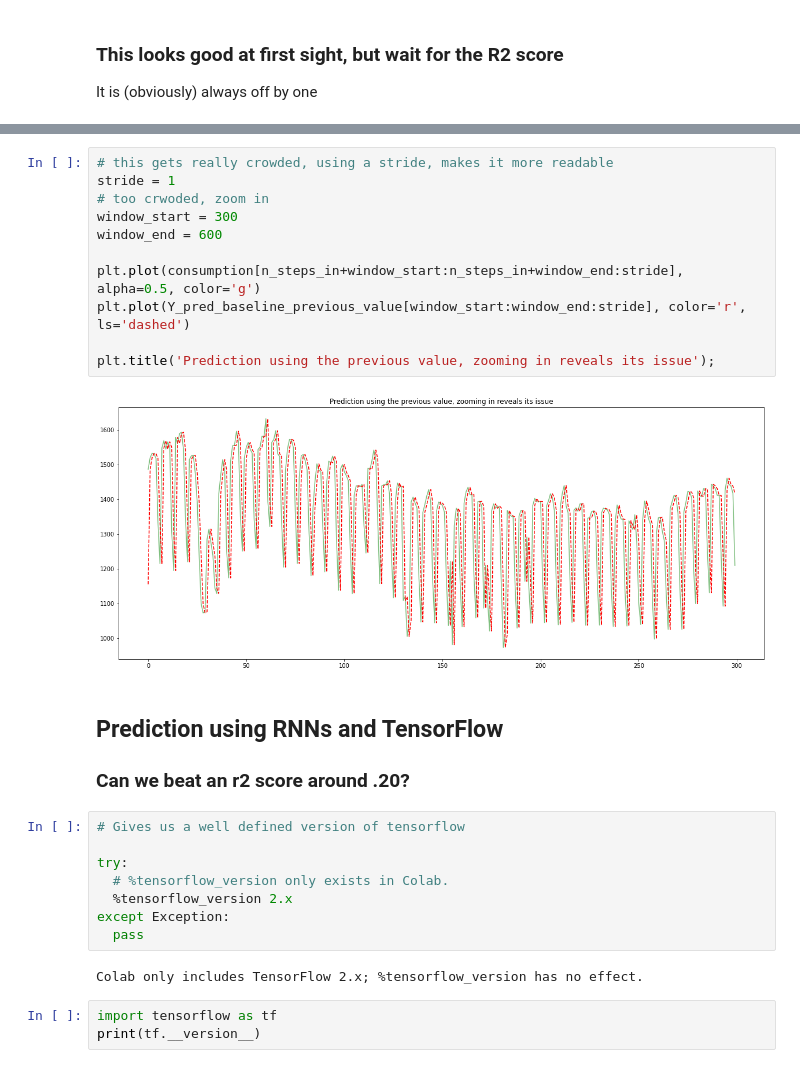
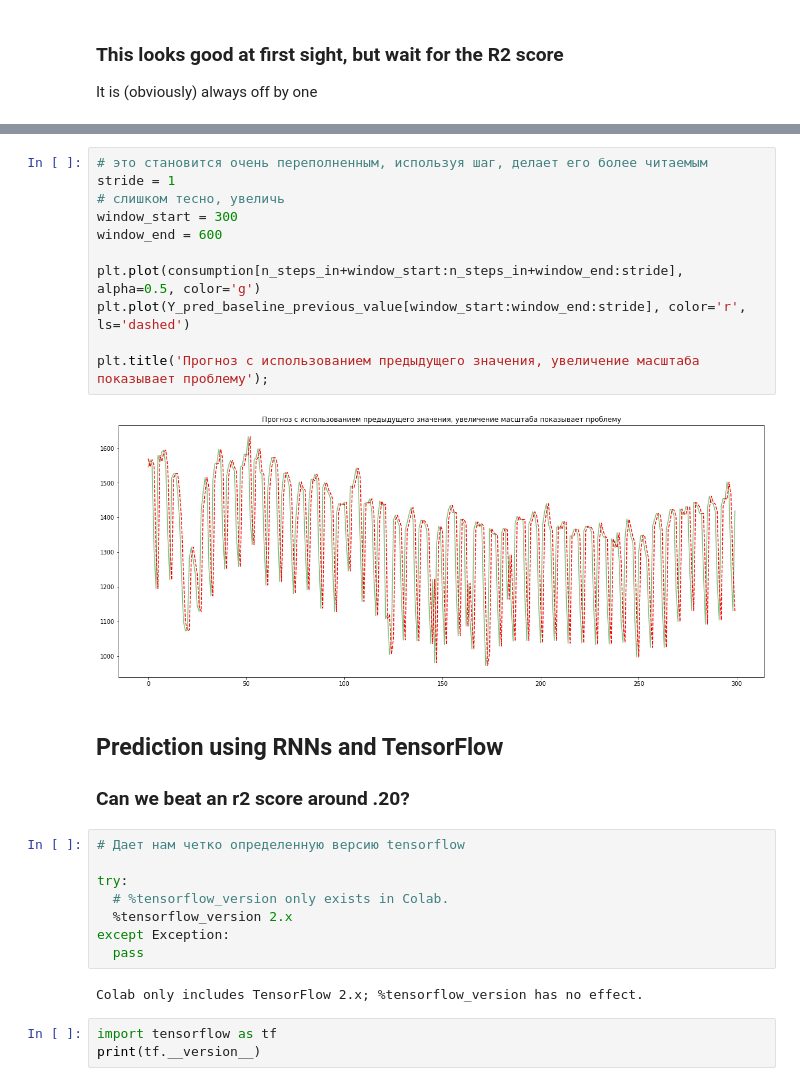
Before and after one commit to kulakovand/colabr_epo, a Jupyter notebook: временные_ряды_"Copy_of_time_series_rnn_full_predict_ipynb".ipynb, the cells around one changed output, grey strips where cells are left out. Saved outputs shown, nothing was run; the diff lists cells and outputs as text.

```diff
--- a/временные_ряды_"Copy_of_time_series_rnn_full_predict_ipynb".ipynb
+++ b/временные_ряды_"Copy_of_time_series_rnn_full_predict_ipynb".ipynb
@@ -228,22 +248,22 @@ r2_score(Y, Y_pred_baseline_previous_value)
 # %%
-# this gets really crowded, using a stride, makes it more readable
+# это становится очень переполненным, используя шаг, делает его более читаемым
 stride = 1
-# too crwoded, zoom in
+# слишком тесно, увеличь
 window_start = 300
 window_end = 600
 
 plt.plot(consumption[n_steps_in+window_start:n_steps_in+window_end:stride], alpha=0.5, color='g')
 plt.plot(Y_pred_baseline_previous_value[window_start:window_end:stride], color='r', ls='dashed')
 
-plt.title('Prediction using the previous value, zooming in reveals its issue');
+plt.title('Прогноз с использованием предыдущего значения, увеличение масштаба показывает проблему');
 # %% [output]
-[figure, old version]
+[figure, new version]
 # %% [markdown]
 ## Prediction using RNNs and TensorFlow
 
 ### Can we beat an r2 score around .20?
 # %%
-# Gives us a well defined version of tensorflow
+# Дает нам четко определенную версию tensorflow
 
 try:
   # %tensorflow_version only exists in Colab.
```
Also changed, not shown: parts of 20 cells of this notebook.
